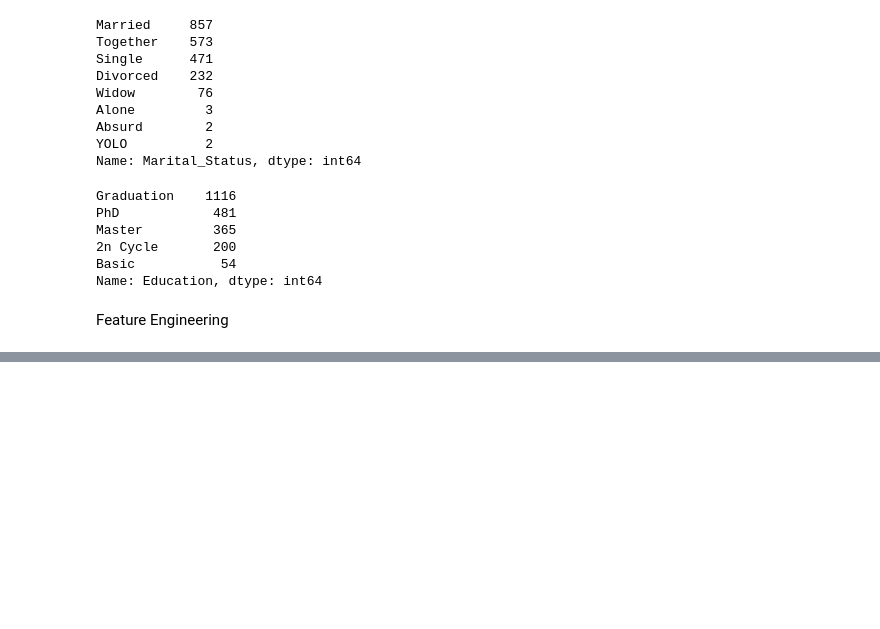
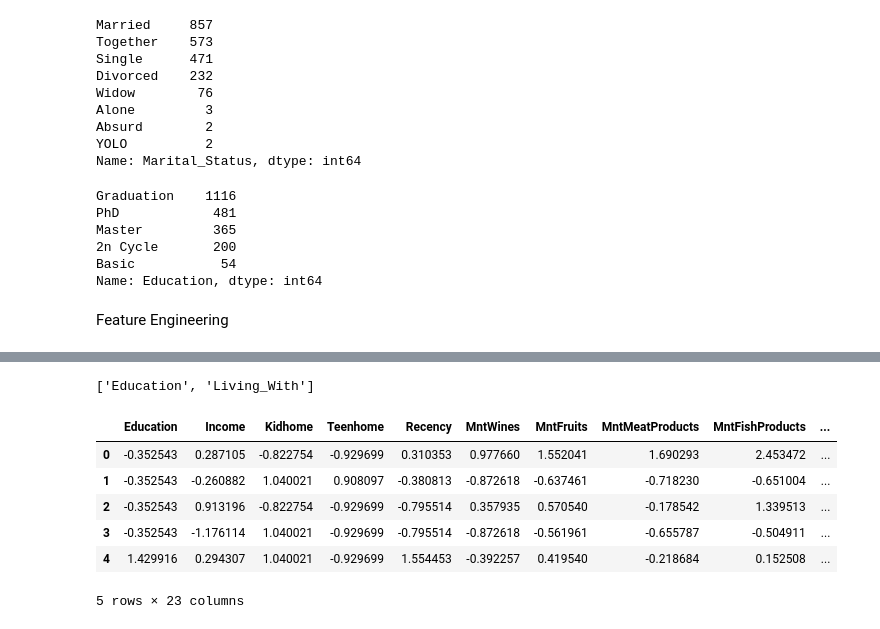
Before and after one commit to nadeap/Machine-Learning, a Jupyter notebook: Unsupervised-KMeans/customer_clustering.ipynb, the cells around one changed output, grey strips where cells are left out. Drawn from its saved outputs; the diff is of its cells as text; code cells hidden in the pictures; blank space fills up the shorter version.

Commit message:
add data preprocessing

```diff
--- a/Unsupervised-KMeans/customer_clustering.ipynb
+++ b/Unsupervised-KMeans/customer_clustering.ipynb
@@ -174,0 +164,7 @@ sns.heatmap(data.corr(), annot=True)
+# %%
+obj = (data.dtypes == 'object')
+obj_cols = list(obj[obj].index)
+
+obj_cols
+# %% [output]
+['Education', 'Living_With']
@@ -174,0 +173,4 @@ sns.heatmap(data.corr(), annot=True)
+# %%
+le = LabelEncoder()
+for i in obj_cols:
+    data[i] = data[[i]].apply(le.fit_transform)
@@ -174,0 +179,19 @@ sns.heatmap(data.corr(), annot=True)
+# %%
+ds = data.copy()
+
+cols_del = ['AcceptedCmp3', 'AcceptedCmp4', 'AcceptedCmp5', 'AcceptedCmp1','AcceptedCmp2', 'Complain', 'Response']
+ds = ds.drop(cols_del, axis=1)
+
+scaler = StandardScaler()
+scaler.fit(ds)
+scaled_ds = pd.DataFrame(scaler.transform(ds), columns=ds.columns)
+# %%
+scaled_ds.head()
+# %% [output]
+|  | Education | Income | Kidhome | Teenhome | Recency | MntWines | MntFruits | MntMeatProducts | MntFishProducts | ... |
+| 0 | -0.352543 | 0.287105 | -0.822754 | -0.929699 | 0.310353 | 0.977660 | 1.552041 | 1.690293 | 2.453472 | ... |
+| 1 | -0.352543 | -0.260882 | 1.040021 | 0.908097 | -0.380813 | -0.872618 | -0.637461 | -0.718230 | -0.651004 | ... |
+| 2 | -0.352543 | 0.913196 | -0.822754 | -0.929699 | -0.795514 | 0.357935 | 0.570540 | -0.178542 | 1.339513 | ... |
+| 3 | -0.352543 | -1.176114 | 1.040021 | -0.929699 | -0.795514 | -0.872618 | -0.561961 | -0.655787 | -0.504911 | ... |
+| 4 | 1.429916 | 0.294307 | 1.040021 | -0.929699 | 1.554453 | -0.392257 | 0.419540 | -0.218684 | 0.152508 | ... |
+5 rows × 23 columns
```
Also changed, not shown: parts of 6 cells of this notebook.
